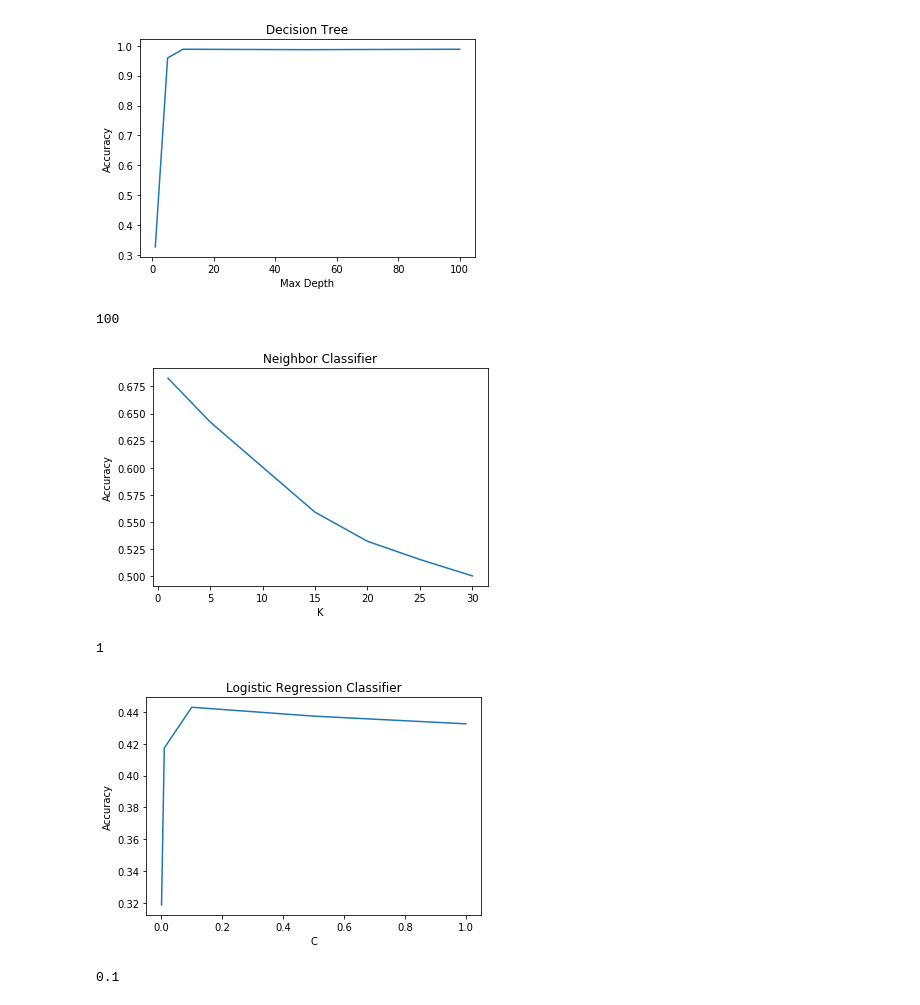
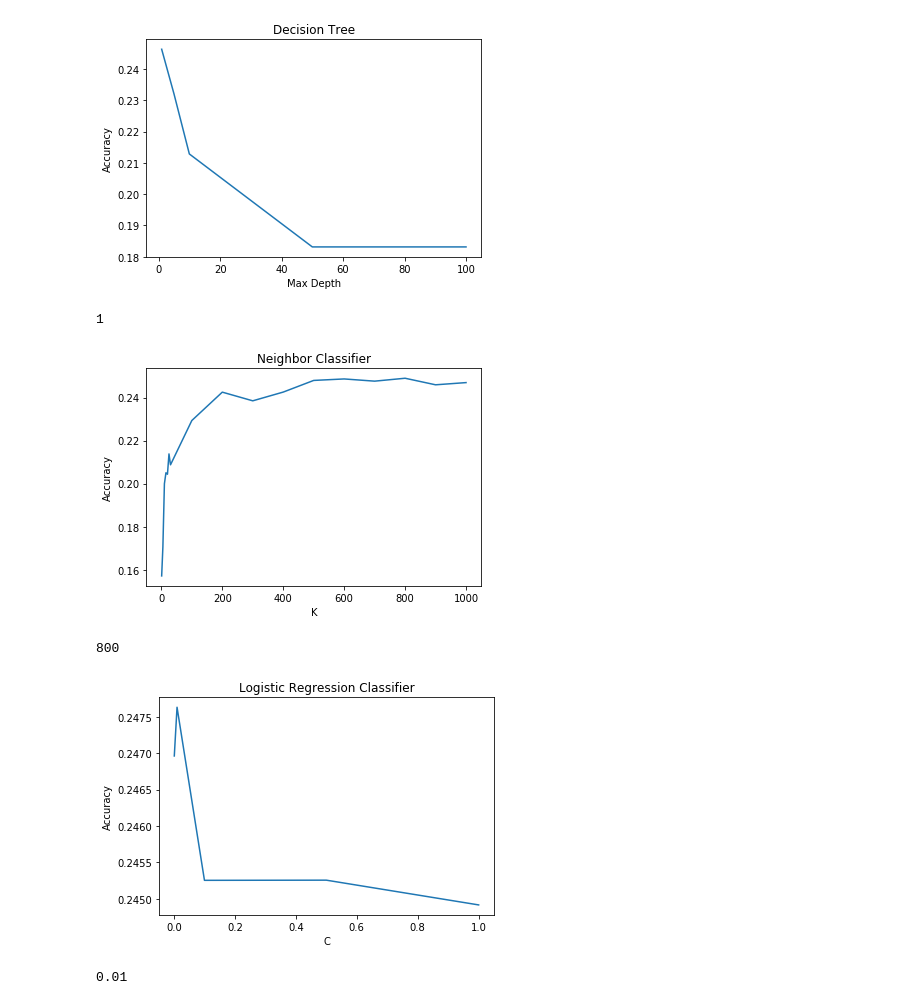
Before and after one commit to juliaheisler/CSE482-soccer_prediction, a Jupyter notebook: Updated_project.ipynb, the cells around one changed output. Drawn from its saved outputs; the diff is of its cells as text; code cells hidden in the pictures.

```diff
--- a/Updated_project.ipynb
+++ b/Updated_project.ipynb
@@ -5,6 +5,11 @@ raw_data1 = p.read_csv('E1.csv',header="infer")
 raw_data2 = p.read_csv('E2.csv',header="infer")
 raw_data3 = p.read_csv('E3.csv',header="infer")
 raw_data4 = p.read_csv('E4.csv',header="infer")
+raw_data5 = p.read_csv('E5.csv',header="infer")
+raw_data6 = p.read_csv('E6.csv',header="infer")
+raw_data7 = p.read_csv('E7.csv',header="infer")
+raw_data8 = p.read_csv('E8.csv',header="infer")
+raw_data9 = p.read_csv('E9.csv',header="infer")
 
 def parse_data(data):
     try:
@@ -18,8 +23,13 @@ new_data1 = parse_data(raw_data1)
 new_data2 = parse_data(raw_data2)
 new_data3 = parse_data(raw_data3)
 new_data4 = parse_data(raw_data4)
+new_data5 = parse_data(raw_data5)
+new_data6 = parse_data(raw_data6)
+new_data7 = parse_data(raw_data7)
+new_data8 = parse_data(raw_data8)
+new_data9 = parse_data(raw_data9)
 
-final = p.concat([new_data0, new_data1, new_data2, new_data3, new_data4], axis=0)
+final = p.concat([new_data0, new_data1, new_data2, new_data3, new_data4,new_data6, new_data7, new_data8,new_data9 ], axis=0)
 difference = final['FTHG']- final['FTAG']
 final.insert(7, "Difference", difference, True)
 # %%
@@ -87,6 +118,10 @@ final
 final = final.drop('AwayTeam',axis=1)
 final = final.drop('HomeTeam',axis=1)
 final = final.drop('Date',axis=1)
+final = final.drop('FTHG',axis=1)
+final = final.drop('FTAG',axis=1)
+final = final.drop('HST',axis=1)
+final = final.drop('AST',axis=1)
 Test = final.iloc[:200, :]
 final = final.iloc[200:,:]
 final
@@ -149,6 +184,13 @@ for k in Ks:
     scores = cross_val_score(clf, X, Y, cv=5)
     accuracyK.append(scores.mean())
 
+Ks = [1, 5, 10, 15, 20, 25, 30,100,200,300,400,500,600,700,800,900,1000]
+accuracyK = []
+for k in Ks:
+    clf = KNeighborsClassifier(n_neighbors=k)
+    scores = cross_val_score(clf, X, Y, cv=5)
+    accuracyK.append(scores.mean())
+
 plt.plot(Ks, accuracyK)
 plt.xlabel('K')
 plt.ylabel('Accuracy')
@@ -156,39 +198,39 @@ plt.title('Neighbor Classifier')
 plt.show()
 
 best2 = 0
 for i in accuracyK:
     if i >= best2:
         best2 = i
 depth2 = Ks[accuracyK.index(best2)]
 print(depth2)
 
 maxdepths = [0.001, 0.01, 0.1, 0.5, 1]
 accuracy = []
 for c in maxdepths:
     clf = linear_model.LogisticRegression(C=c)
     scores = cross_val_score(clf, X, Y, cv=5)
     accuracy.append(scores.mean())
 
 plt.plot(maxdepths, accuracy)
 plt.xlabel('C')
 plt.ylabel('Accuracy')
 plt.title('Logistic Regression Classifier')
 plt.show()
 
 best3 = 0
 for i in accuracy:
     if i >= best3:
         best3 = i
 depth3 = maxdepths[accuracy.index(best3)]
 
 print(depth3)
 # %% [output]
-[figure, old version]
+[figure, new version]
-100
+1
-[figure, old version]
+[figure, new version]
-1
+800
-[figure, old version]
+[figure, new version]
-0.1
+0.01
 # %%
 from sklearn.metrics import accuracy_score
 
```
Also changed, not shown: parts of 6 cells of this notebook.
